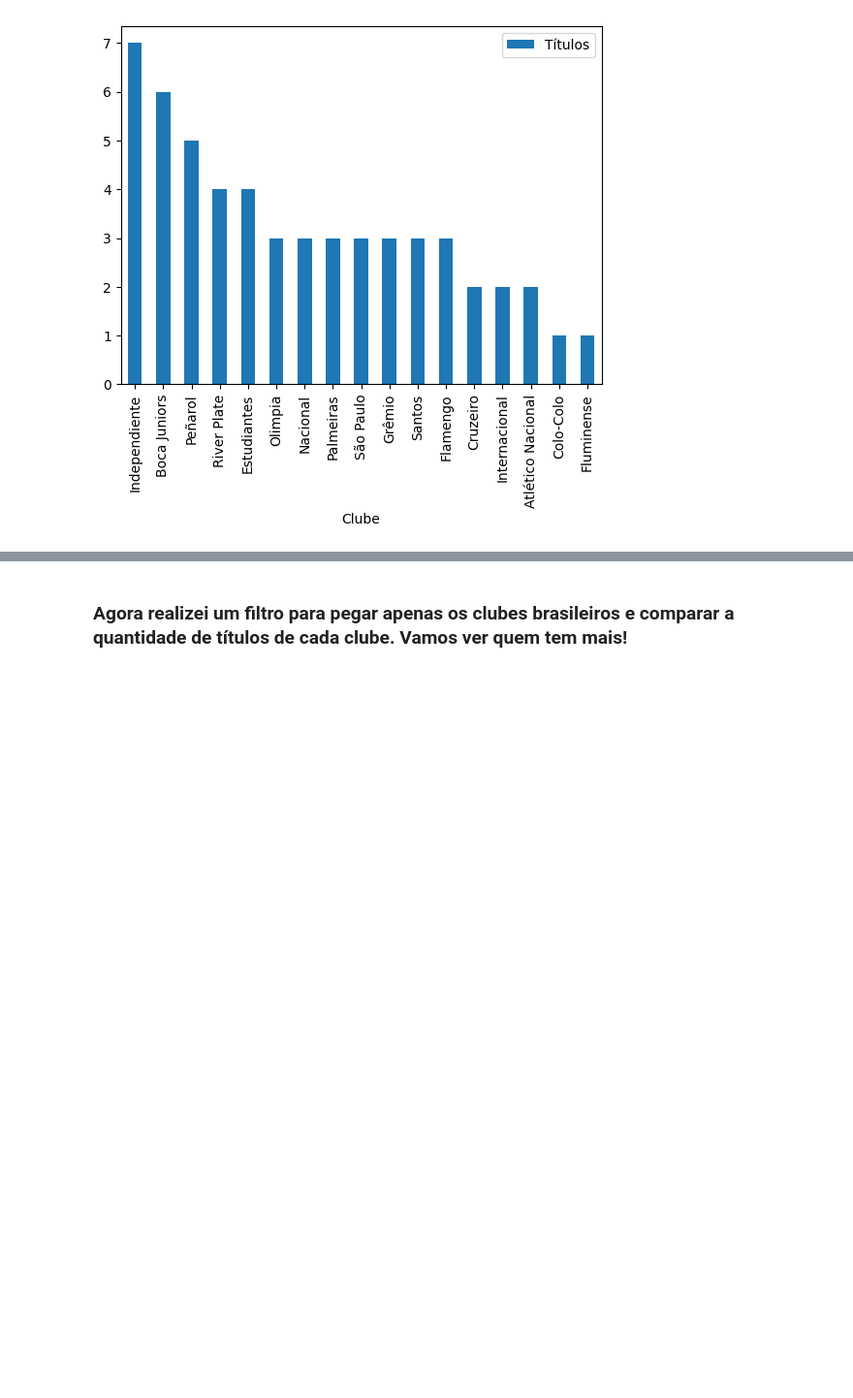
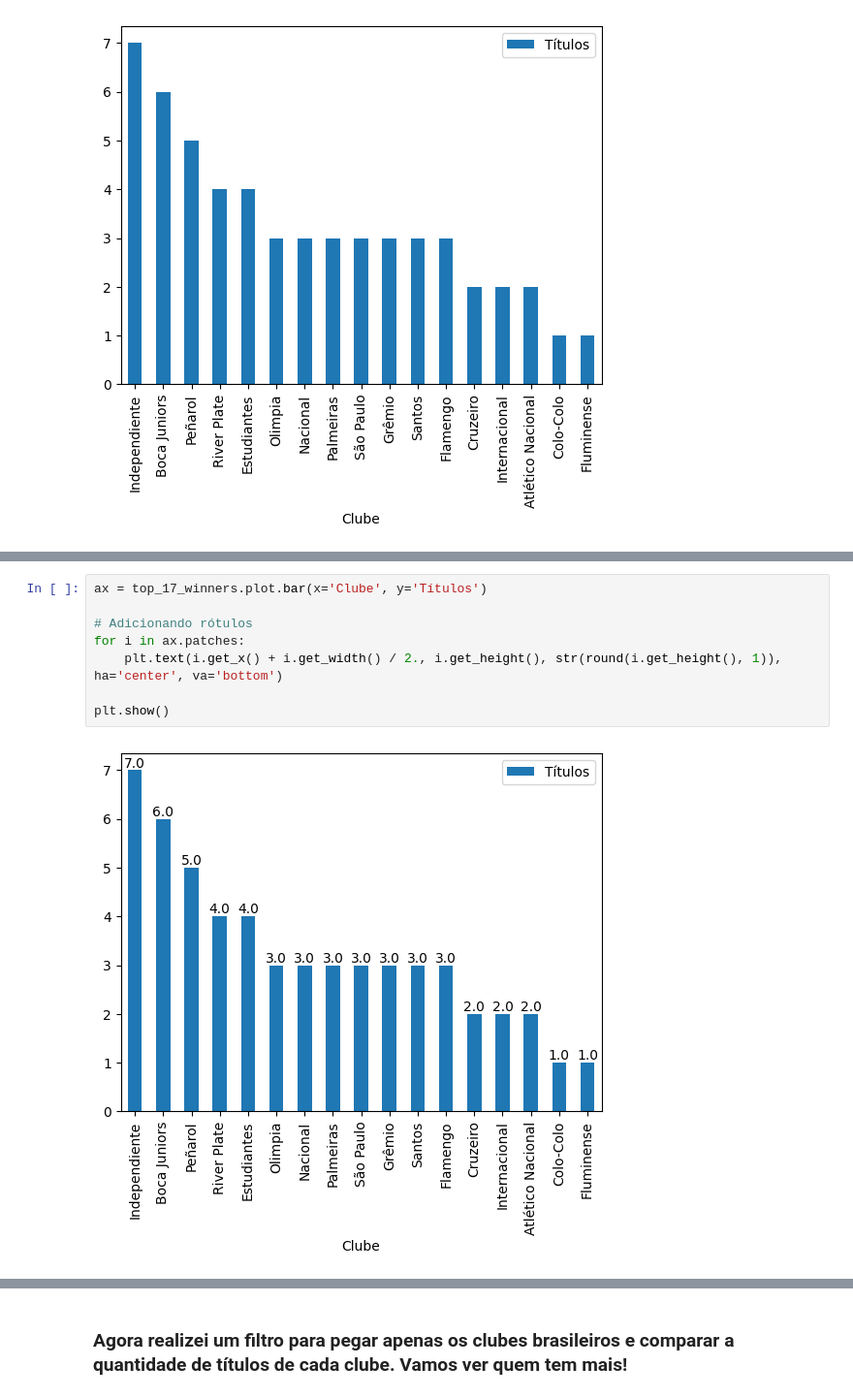
Before and after one commit to hugodevelopment/Web-Scraping, a Jupyter notebook: Liberta_wiki.ipynb, the cells around one changed output, grey strips where cells are left out. Shown at 97% size. Drawn from its saved outputs; the diff is of its cells as text; blank space fills up the shorter version.

```diff
--- a/Liberta_wiki.ipynb
+++ b/Liberta_wiki.ipynb
@@ -133,3 +152,13 @@ top_17_winners.plot.bar(x='Clube', y='Títulos')
+# %%
+ax = top_17_winners.plot.bar(x='Clube', y='Títulos')
+
+# Adicionando rótulos
+for i in ax.patches:
+    plt.text(i.get_x() + i.get_width() / 2., i.get_height(), str(round(i.get_height(), 1)), ha='center', va='bottom')
+
+plt.show()
+# %% [output]
+[figure, added]
 # %% [markdown]
 ![image.png](embedded-picture-1)
 # %% [markdown]
```
Also changed, not shown: parts of 4 cells of this notebook.
